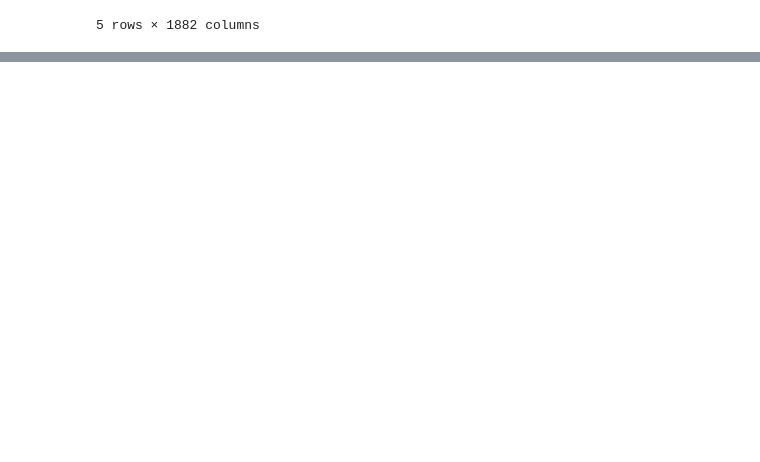
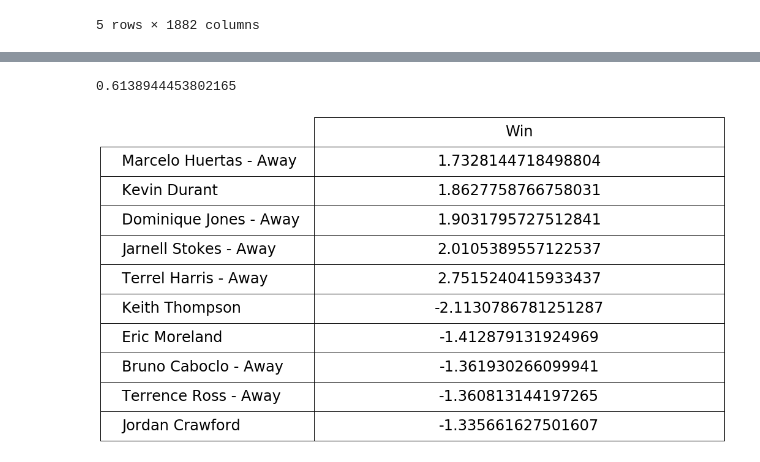
Before and after one commit to jjsahabu/NBA-Game-Predictor, a Jupyter notebook: George's Notebook.ipynb, the cells around one changed output, grey strips where cells are left out. Cells and saved outputs as stored; diff of their text form; code cells hidden in the pictures; blank space fills up the shorter version.

Commit message:
Added log regression model w 61% accuracy

```diff
--- a/George's Notebook.ipynb
+++ b/George's Notebook.ipynb
@@ -258,7 +259,7 @@ for row in teamBoxScore.iterrows():
 team_names_list = list(sorted(team_names_set))
 
 #matrix keeping track of efg before every game
-efg_matrix = np.zeros((len(teamBoxScore.index) // 2, 2 * n))
+efg_matrix = np.zeros((len(teamBoxScore.index) // 2, 10))
 efg_columns_list = ['teamEFG%', 'opptEFG%','teamEFG%A', 'opptEFG%A','teamPF', 'opptPF',
                     'teamTO', 'opptTO', 'teamOREB', 'opptOREB']
 
@@ -354,0 +393,3 @@ Index(['Aaron Smith', 'Ben Taylor', 'Bennett Salvatore', 'Bennie Adams',
+# %%
+games_ahead_df = pd.DataFrame(np.array(games_ahead_list), columns = ['gamesAhead'])
+games_ahead_df.tail()
@@ -354,0 +403,12 @@ Index(['Aaron Smith', 'Ben Taylor', 'Bennett Salvatore', 'Bennie Adams',
+# %%
+#Combining our dataframes
+data_df = pd.concat([off_df, player_df, stats_df, games_ahead_df], axis=1, sort=False)
+data_matrix = np.matrix(data_df)
+
+results_df = teamBoxScore.loc[teamBoxScore['teamLoc'] == 'Home']['teamRslt']
+results_array = np.array(results_df)
+
+test_data1, test_labels1 = data_matrix[6149:], results_array[6149:]
+dev_data1, dev_labels1 = data_matrix[4919:6149], results_array[4919:6149]
+train_data1, train_labels1 = data_matrix[:4919], results_array[:4919]
+mini_train_data1, mini_train_labels1 = data_matrix[:1000], results_array[:1000]
@@ -354,0 +427,61 @@ Index(['Aaron Smith', 'Ben Taylor', 'Bennett Salvatore', 'Bennie Adams',
+# %%
+logRegression = LogisticRegression(penalty = 'l1')
+logRegression.fit(train_data1, train_labels1)
+predictions = logRegression.predict(dev_data1)
+
+
+score = metrics.f1_score(dev_labels1, predictions, average = "weighted")
+print(score)
+
+#Finding most important features in our model and their respective indices
+#They get put into the lists, important_features and important_indices
+label_weights = logRegression.coef_
+features = list(data_df.columns)
+important_features = []
+important_indices = []
+
+largest_weights = sorted(label_weights[0])[-5:]
+largest_weights_indices = [list(label_weights[0]).index(largest_weights[0]),
+                          list(label_weights[0]).index(largest_weights[1]),
+                         list(label_weights[0]).index(largest_weights[2]),
+                          list(label_weights[0]).index(largest_weights[3]),
+                          list(label_weights[0]).index(largest_weights[4])]
+
+smallest_weights = sorted(label_weights[0])[:5]
+smallest_weights_indices = [list(label_weights[0]).index(smallest_weights[0]),
+                          list(label_weights[0]).index(smallest_weights[1]),
+                         list(label_weights[0]).index(smallest_weights[2]),
+                          list(label_weights[0]).index(smallest_weights[3]),
+                          list(label_weights[0]).index(smallest_weights[4])]
+for i in range(5):
+    important_features.append(features[largest_weights_indices[i]])
+    important_indices.append(largest_weights_indices[i])
+for i in range(5):
+    important_features.append(features[smallest_weights_indices[i]])
+    important_indices.append(smallest_weights_indices[i])
+
+#Create a nested list of size [20][4] to hold all of the label's weights for
+#our important features.
+cell_text = []
+for index in range(10):
+    row_text = []
+    row_text.append(label_weights[0][important_indices[index]])
+    cell_text.append(row_text)
+
+#Create the table
+the_table = plt.table(cellText = cell_text,
+                      rowLabels = important_features,
+                      colLabels = ['Win'],
+                      loc = 'center',
+                     cellLoc = 'center')
+the_table.set_fontsize(24)
+the_table.scale(2, 4)
+
+# Removing ticks and spines enables you to get the figure only with table
+plt.tick_params(axis='x', which='both', bottom=False, top=False, labelbottom=False)
+plt.tick_params(axis='y', which='both', right=False, left=False, labelleft=False)
+for pos in ['right','top','bottom','left']:
+    plt.gca().spines[pos].set_visible(False)
+# %% [output]
+0.6138944453802165
+[figure, added]
```
Also changed, not shown: parts of 13 cells of this notebook.
